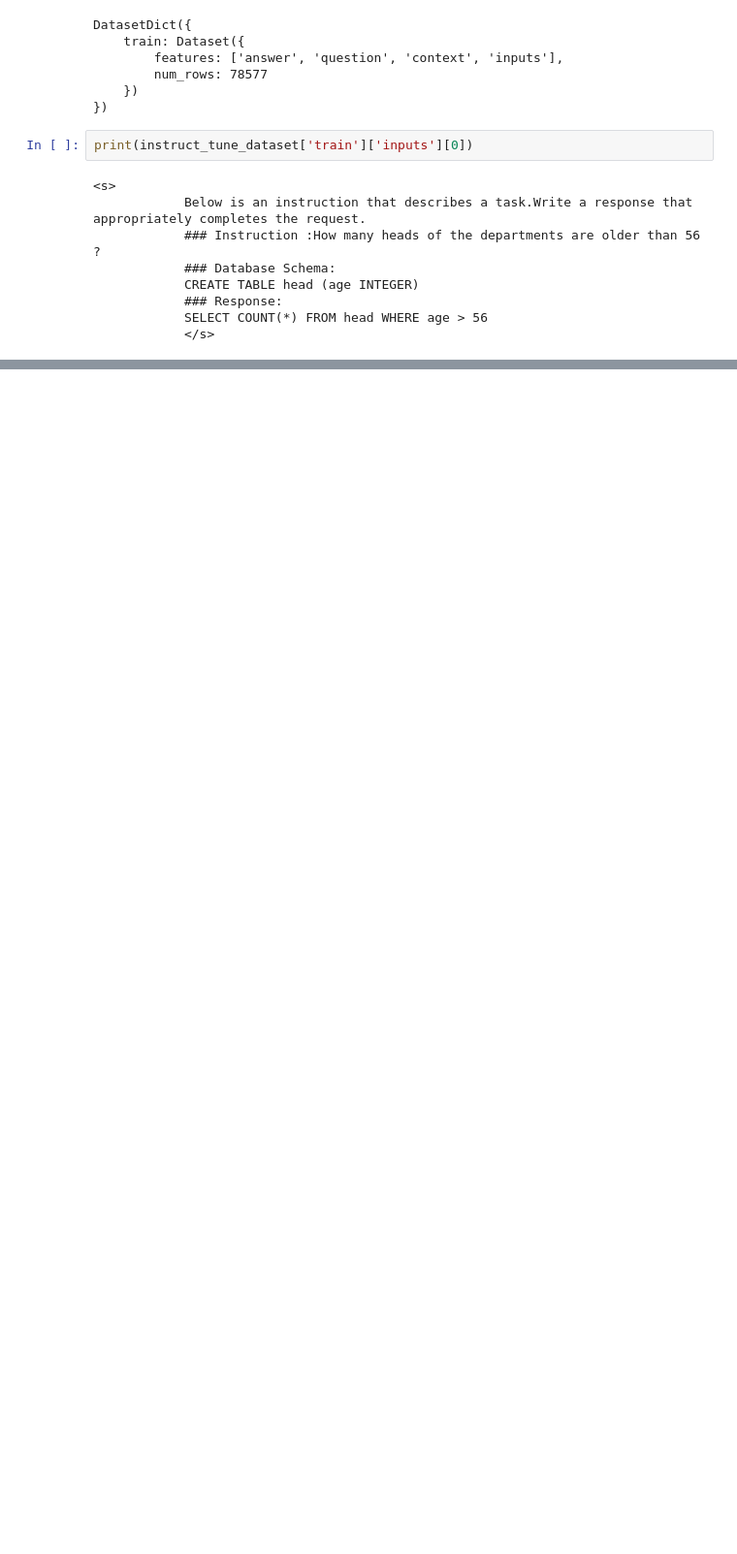
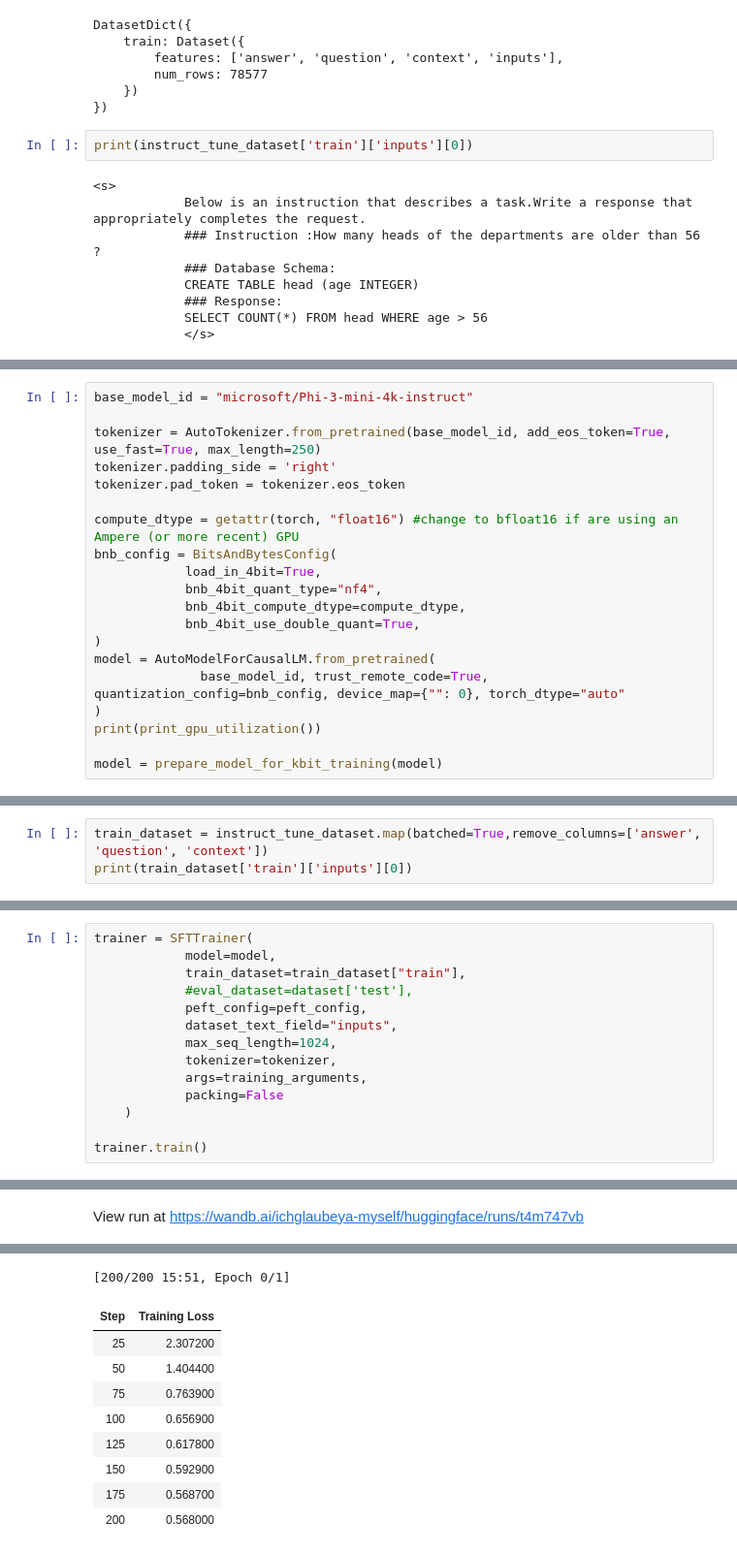
Before and after one commit to AdamClarkStandke/NPL2SQL, a Jupyter notebook: npl2sql.ipynb, the cells around one changed output, grey strips where cells are left out. Shown at 97% size. Cells and saved outputs as stored; diff of their text form; blank space fills up the shorter version.

Commit message:
Implementing https://khadkechetan.medium.com/natural-language-to-sql-query-using-an-open-source-llm-6b4b91a5519a

```diff
--- a/npl2sql.ipynb
+++ b/npl2sql.ipynb
@@ -172,0 +176,20 @@ Generated:-------------500
+# %%
+base_model_id = "microsoft/Phi-3-mini-4k-instruct"
+
+tokenizer = AutoTokenizer.from_pretrained(base_model_id, add_eos_token=True, use_fast=True, max_length=250)
+tokenizer.padding_side = 'right'
+tokenizer.pad_token = tokenizer.eos_token
+
+compute_dtype = getattr(torch, "float16") #change to bfloat16 if are using an Ampere (or more recent) GPU
+bnb_config = BitsAndBytesConfig(
+            load_in_4bit=True,
+            bnb_4bit_quant_type="nf4",
+            bnb_4bit_compute_dtype=compute_dtype,
+            bnb_4bit_use_double_quant=True,
+)
+model = AutoModelForCausalLM.from_pretrained(
+              base_model_id, trust_remote_code=True, quantization_config=bnb_config, device_map={"": 0}, torch_dtype="auto"
+)
+print(print_gpu_utilization())
+
+model = prepare_model_for_kbit_training(model)
@@ -172,0 +253,3 @@ Generated:-------------500
+# %%
+train_dataset = instruct_tune_dataset.map(batched=True,remove_columns=['answer', 'question', 'context'])
+print(train_dataset['train']['inputs'][0])
@@ -172,0 +265,15 @@ Generated:-------------500
+# %%
+trainer = SFTTrainer(
+            model=model,
+            train_dataset=train_dataset["train"],
+            #eval_dataset=dataset['test'],
+            peft_config=peft_config,
+            dataset_text_field="inputs",
+            max_seq_length=1024,
+            tokenizer=tokenizer,
+            args=training_arguments,
+            packing=False
+    )
+
+trainer.train()
+# %% [output]
@@ -172,0 +301 @@ Generated:-------------500
+View run at https://wandb.ai/ichglaubeya-myself/huggingface/runs/t4m747vb
@@ -172,0 +303,10 @@ Generated:-------------500
+[200/200 15:51, Epoch 0/1]
+| Step | Training Loss |
+| 25 | 2.307200 |
+| 50 | 1.404400 |
+| 75 | 0.763900 |
+| 100 | 0.656900 |
+| 125 | 0.617800 |
+| 150 | 0.592900 |
+| 175 | 0.568700 |
+| 200 | 0.568000 |
```
Also changed, not shown: parts of 12 cells of this notebook.
